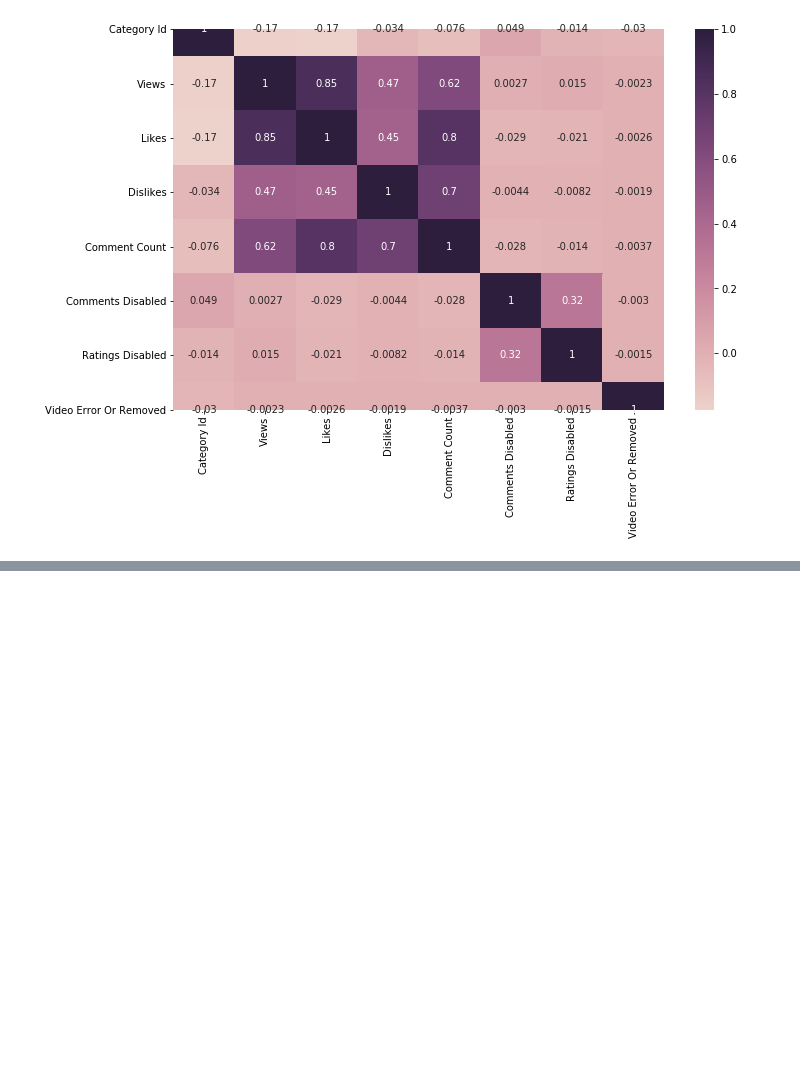
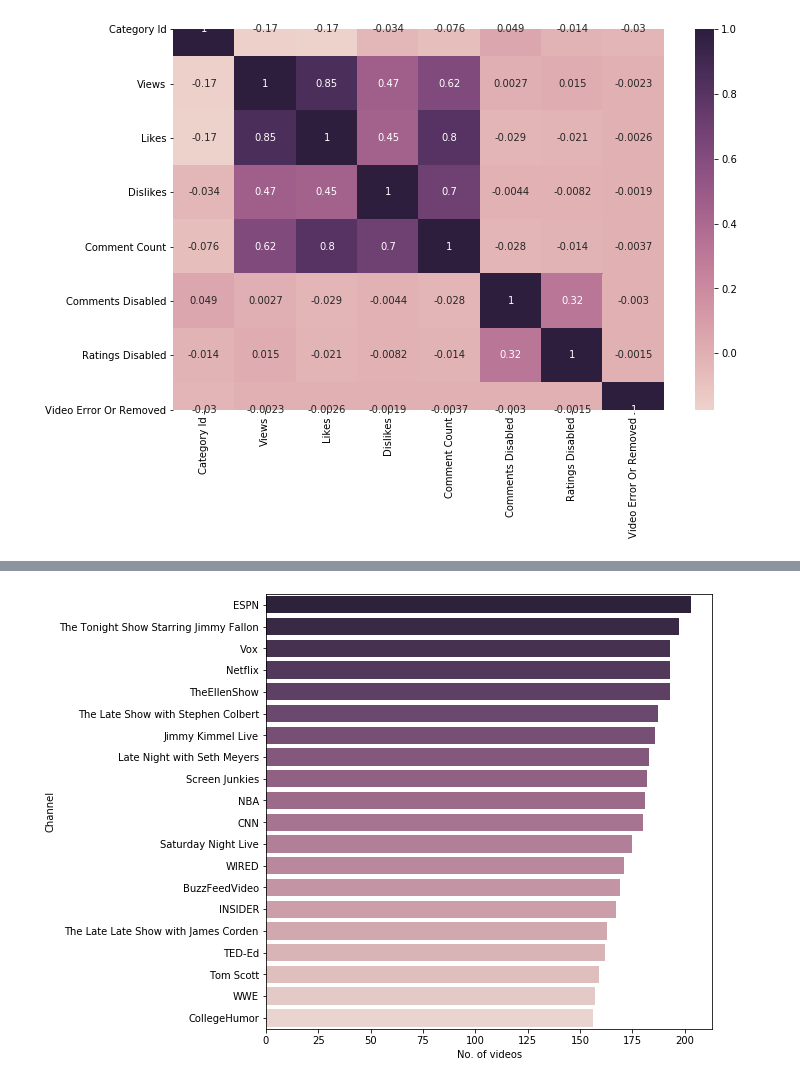
Before and after one commit to benitezal06/Trending-Youtube-Videos-Analysis, a Jupyter notebook: Youtube videos analysis.ipynb, the cells around one changed output, grey strips where cells are left out. Drawn from its saved outputs; the diff is of its cells as text; code cells hidden in the pictures; blank space fills up the shorter version.

```diff
--- a/Youtube videos analysis.ipynb
+++ b/Youtube videos analysis.ipynb
@@ -146,0 +179,11 @@ _ = sns.heatmap(df.corr(), annot=True, xticklabels=h_labels, yticklabels=h_label
+# %%
+#Channel with the largest number of trending videos
+cdf = df.groupby("channel_title").size().reset_index(name="video_count") \
+    .sort_values("video_count", ascending=False).head(20)
+
+fig, ax = plt.subplots(figsize=(8,8))
+_ = sns.barplot(x="video_count", y="channel_title", data=cdf,
+                palette=sns.cubehelix_palette(n_colors=20, reverse=True), ax=ax)
+_ = ax.set(xlabel="No. of videos", ylabel="Channel")
+# %% [output]
+[figure, added]
```
Also changed, not shown: parts of 6 cells of this notebook.
